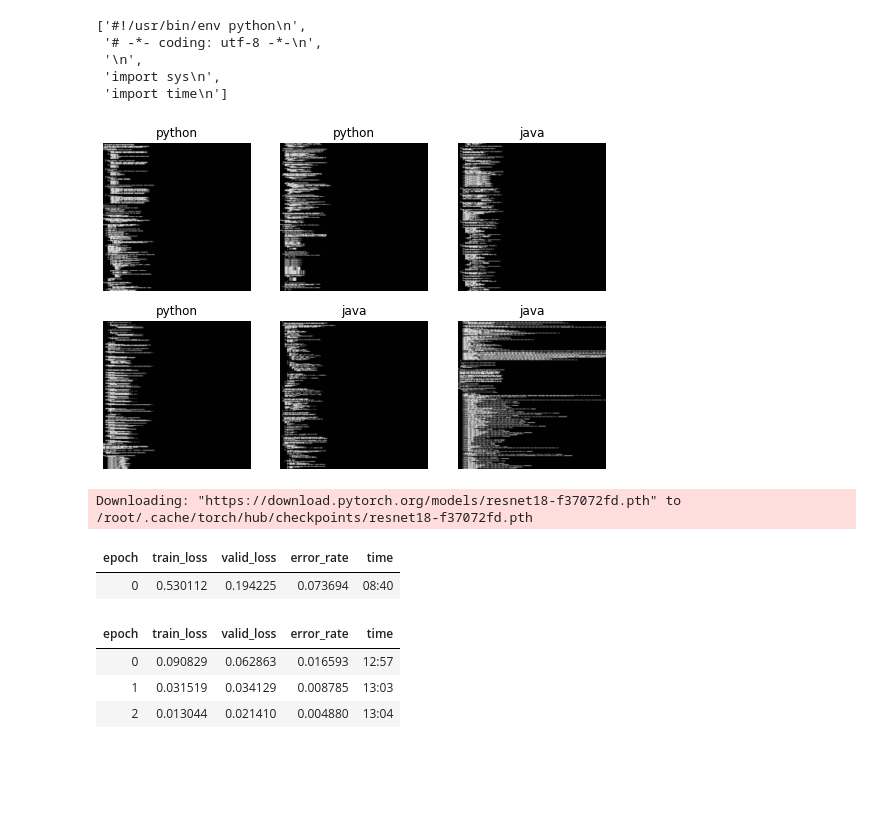
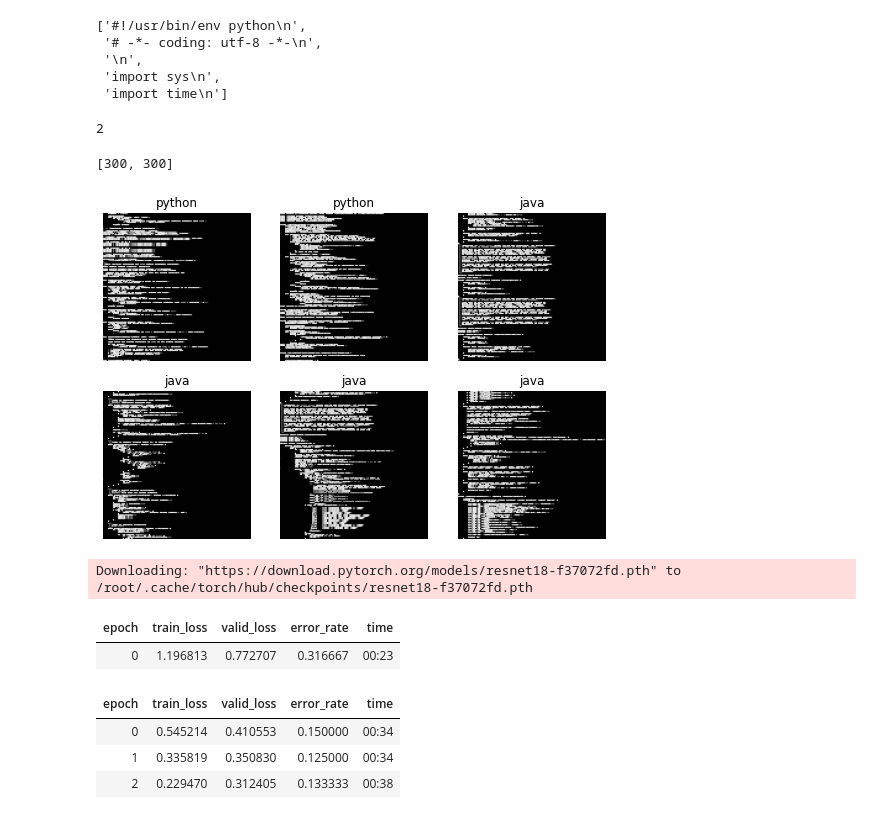
Before and after one commit to adamschmideg/fastai-learn, a Jupyter notebook: my-birds.ipynb, the cells around one changed output. Saved outputs shown, nothing was run; the diff lists cells and outputs as text; code cells hidden in the pictures; blank space fills up the shorter version.

Commit message:
image width: 120, enough Java source from openjdk

```diff
--- a/my-birds.ipynb
+++ b/my-birds.ipynb
@@ -103,54 +103,64 @@ test_eq([[0, 1], [2, 3], [4]], [i for i in partition(range(5), 2)])
 # %%
 from pathlib import Path
 
-def lines_to_images(lines, folder_path):
+def lines_to_images(lines, folder_path, max_chunks):
     folder_path.mkdir(parents=True, exist_ok=True)
     chunk_index = 0
     for chunk in partition(lines, IMG_WIDTH):
         chunk_index += 1
         file = folder_path / "{0}.png".format(chunk_index)
         textlines_to_image(chunk, file)
+        if chunk_index >= max_chunks:
+            break
+    return chunk_index
 
 all_lines = lines_of_zipped_files('python.zip', filter_for_extension('.py'))
 some_lines = [l for l in all_lines][:2*IMG_WIDTH]
-lines_to_images(some_lines, Path('tmp'))
+lines_to_images(some_lines, Path('tmp'), max_chunks=2)
+# %% [output]
+2
 # %%
 def download_zip_and_convert_lines_to_images(url, dest_zip, extension, target_folder):
     download_url(url, dest_zip, show_progress=False)
     all_lines = lines_of_zipped_files(dest_zip, filter_for_extension(extension))
-    lines_to_images(all_lines, Path(target_folder))
+    return lines_to_images(all_lines, Path(target_folder), max_chunks=300)
 
 path = Path('python_or_java')
 
 # big_python_zip = 'https://github.com/python/cpython/archive/refs/heads/main.zip'
 big_python_zip = 'https://github.com/django/django/archive/refs/heads/main.zip'
-download_zip_and_convert_lines_to_images(big_python_zip, 'python.zip', '.py', path / 'python')
+python_num_chunks = download_zip_and_convert_lines_to_images(big_python_zip, 'python.zip', '.py', path / 'python')
 
-big_java_zip = 'https://github.com/dboissier/mongo4idea/archive/refs/heads/master.zip'
-download_zip_and_convert_lines_to_images(big_java_zip, 'java.zip', '.java', path / 'java')
+# big_java_zip = 'https://github.com/dboissier/mongo4idea/archive/refs/heads/master.zip'
+big_java_zip = 'https://github.com/openjdk/jdk/archive/refs/heads/master.zip'
+java_num_chunks = download_zip_and_convert_lines_to_images(big_java_zip, 'java.zip', '.java', path / 'java')
+
+[python_num_chunks, java_num_chunks]
+# %% [output]
+[300, 300]
 # %%
 dls = DataBlock(
     blocks=(ImageBlock, CategoryBlock),
     get_items=get_image_files,
     splitter=RandomSplitter(valid_pct=0.2, seed=42),
     get_y=parent_label,
-    item_tfms=[Resize(192, method='squish')]
+    item_tfms=[Resize(IMG_WIDTH, method='squish')]
 ).dataloaders(path, bs=64)
 
 dls.show_batch(max_n=6)
 # %% [output]
-[figure, old version]
+[figure, new version]
 # %%
 learn = vision_learner(dls, resnet18, metrics=error_rate)
 learn.fine_tune(3)
 # %% [output]
 Downloading: "https://download.pytorch.org/models/resnet18-f37072fd.pth" to /root/.cache/torch/hub/checkpoints/resnet18-f37072fd.pth
 | epoch | train_loss | valid_loss | error_rate | time |
-| 0 | 0.530112 | 0.194225 | 0.073694 | 08:40 |
+| 0 | 1.196813 | 0.772707 | 0.316667 | 00:23 |
 | epoch | train_loss | valid_loss | error_rate | time |
-| 0 | 0.090829 | 0.062863 | 0.016593 | 12:57 |
-| 1 | 0.031519 | 0.034129 | 0.008785 | 13:03 |
-| 2 | 0.013044 | 0.021410 | 0.004880 | 13:04 |
+| 0 | 0.545214 | 0.410553 | 0.150000 | 00:34 |
+| 1 | 0.335819 | 0.350830 | 0.125000 | 00:34 |
+| 2 | 0.229470 | 0.312405 | 0.133333 | 00:38 |
 # %%
 import inspect
 import difflib
```
Also changed, not shown: parts of 2 cells of this notebook.
